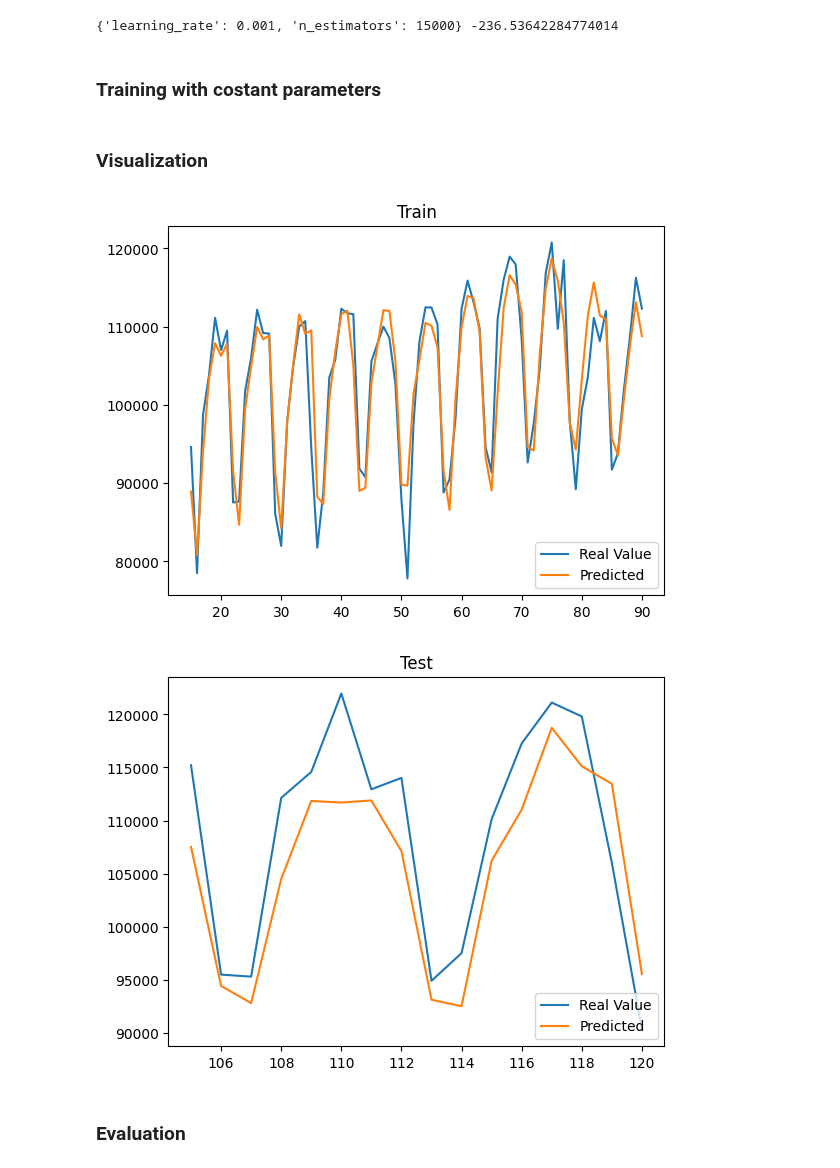
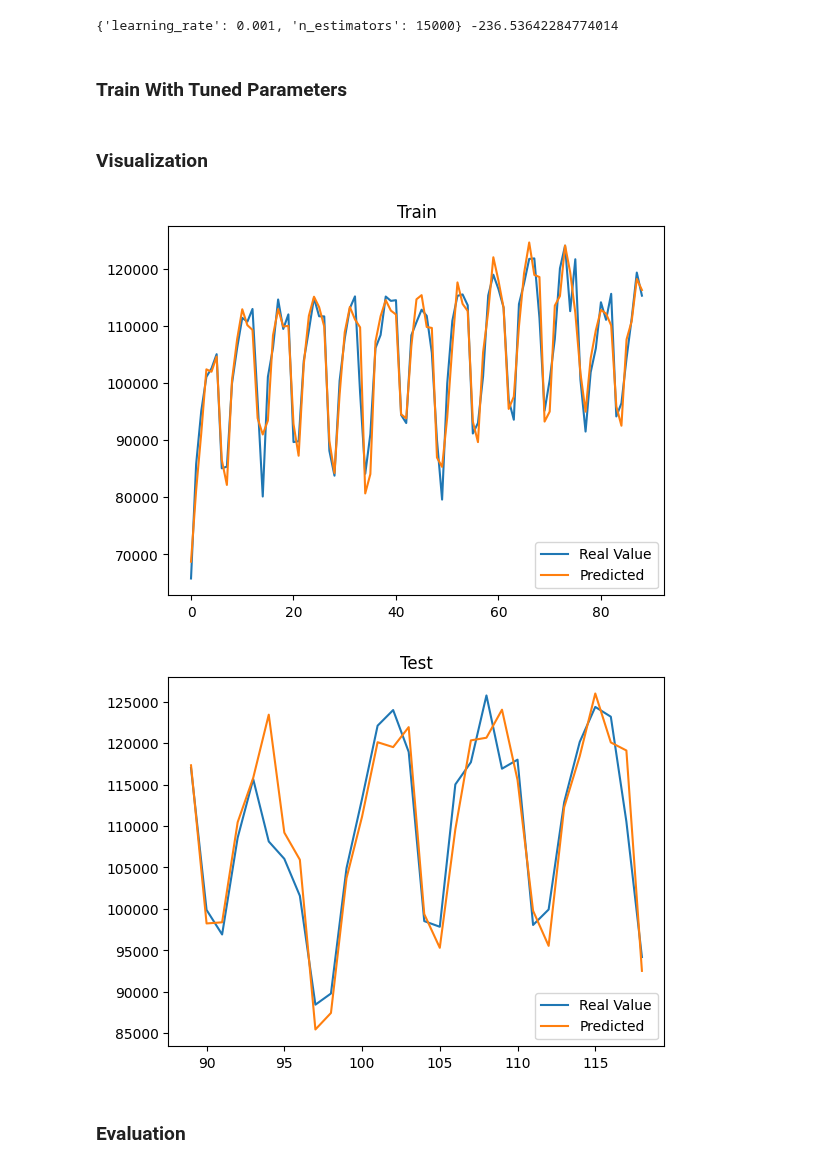
Before and after one commit to danaeis/shoofer-demand-prediction, a Jupyter notebook: ML/ML_XGB.ipynb, the cells around one changed output. Drawn from its saved outputs; the diff is of its cells as text; code cells hidden in the pictures.

```diff
--- a/ML/ML_XGB.ipynb
+++ b/ML/ML_XGB.ipynb
@@ -234,24 +234,24 @@ best_params, best_score = grid_search(model = xgb.XGBRegressor(**params), test_p
 print(best_params, best_score)
 # %% [output]
 {'learning_rate': 0.001, 'n_estimators': 15000} -236.53642284774014
-# %% [markdown]
-### Training with costant parameters
+# %% [markdown]
+### Train With Tuned Parameters
 # %%
-dtrain_reg = xgb.DMatrix(modified_train[train_list].values, modified_train['Demand'].values, enable_categorical=True)
-dtest_reg = xgb.DMatrix(modified_test[train_list].values, modified_test['Demand'].values, enable_categorical=True)
+dtrain_reg = xgb.DMatrix(train_df[train_list].values, train_df['Demand'].values, enable_categorical=True)
+dtest_reg = xgb.DMatrix(test_df[train_list].values, test_df['Demand'].values, enable_categorical=True)
 
 #params.update(best_params)
 params = {'learning_rate': 0.001, 'n_estimators': 15000, 'reg_alpha': 1, 'colsample_bytree': 0.6,
           'subsample': 0.9, 'gamma': 0.0, 'max_depth': 2, 'min_child_weight': 5}
 model = xgb.XGBRegressor(**params)
-yhat_train, yhat_test = point_predict(model, modified_train, modified_test)
+yhat_train, yhat_test = model_predict(model, train_df, test_df)
 # %% [markdown]
 ### Visualization
-# %%
-point_predict_visualizer(modified_train, modified_test, yhat_train, yhat_test)
-# %% [output]
-[figure, removed]
-[figure, removed]
+# %%
+predict_visualizer(train_df, test_df, yhat_train, yhat_test)
+# %% [output]
+[figure, added]
+[figure, added]
 # %% [markdown]
 ### Evaluation
 # %%
```
Also changed, not shown: parts of 15 cells of this notebook, 1 other file.
